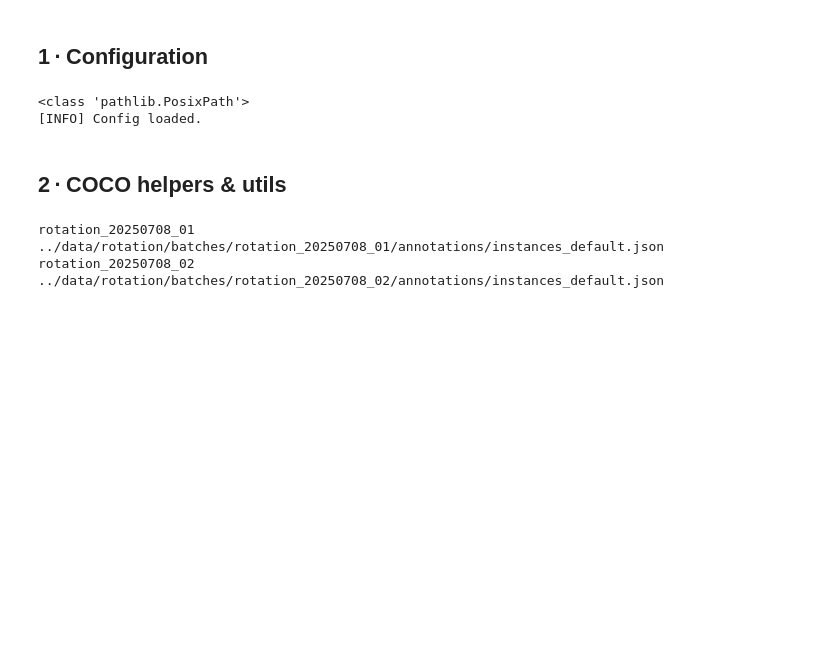
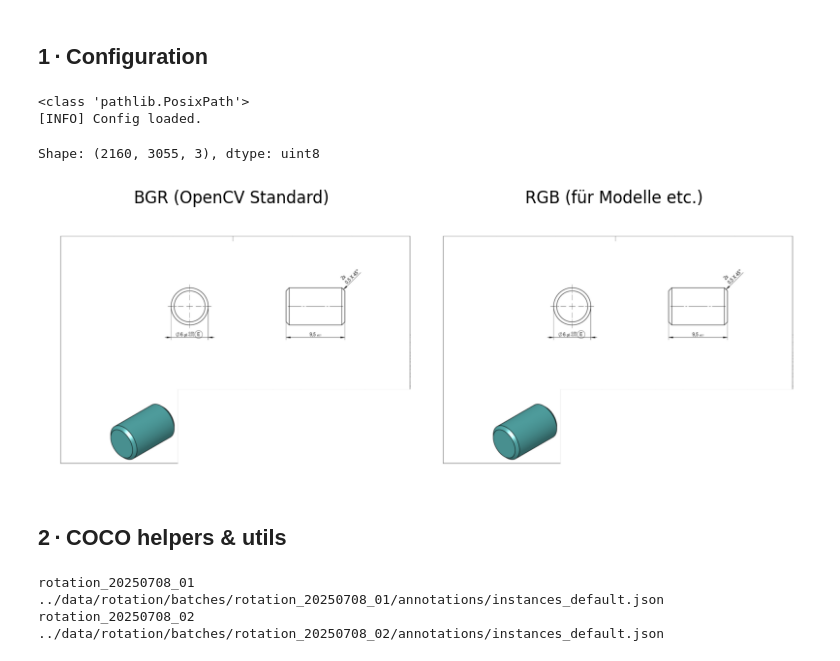
Before and after one commit to gonlyplease/ocr-rec-lab, a Jupyter notebook: pipeline/box_rectification.ipynb, the cells around one changed output. Drawn from its saved outputs; the diff is of its cells as text; code cells hidden in the pictures; blank space fills up the shorter version.

```diff
--- a/pipeline/box_rectification.ipynb
+++ b/pipeline/box_rectification.ipynb
@@ -41,6 +36,54 @@ debug('Config loaded.')
 # %% [output]
 <class 'pathlib.PosixPath'>
 [INFO] Config loaded.
+# %%
+import cv2
+import matplotlib.pyplot as plt
+
+def test_image_color_conversion(path):
+    """
+    Lädt ein Bild, zeigt es im Original (BGR), in RGB sowie evtl. den Alpha-Kanal.
+    """
+    # Bild laden (inkl. Alpha-Kanal, falls vorhanden)
+    img = cv2.imread(path, cv2.IMREAD_UNCHANGED)
+
+    print(f"Shape: {img.shape}, dtype: {img.dtype}")
+
+    # RGB-Konvertierung (für Anzeige und korrekte Weiterverarbeitung)
+    if img.shape[2] == 4:
+        bgr, alpha = img[:, :, :3], img[:, :, 3]
+    else:
+        bgr = img
+        alpha = None
+
+    rgb = cv2.cvtColor(bgr, cv2.COLOR_BGR2RGB)
+
+    # Anzeige
+    plt.figure(figsize=(12, 4))
+
+    plt.subplot(1, 3, 1)
+    plt.title("BGR (OpenCV Standard)")
+    plt.imshow(bgr[..., ::-1])  # oder einfach: rgb
+    plt.axis('off')
+
+    plt.subplot(1, 3, 2)
+    plt.title("RGB (für Modelle etc.)")
+    plt.imshow(rgb)
+    plt.axis('off')
+
+    if alpha is not None:
+        plt.subplot(1, 3, 3)
+        plt.title("Alpha-Kanal")
+        plt.imshow(alpha, cmap='gray')
+        plt.axis('off')
+
+    plt.tight_layout()
+    plt.show()
+# %%
+test_image_color_conversion("../data/rotation//batches/rotation_20250708_01/images/default/10000.png")
+# %% [output]
+Shape: (2160, 3055, 3), dtype: uint8
+[figure, added]
 # %% [markdown]
 ## 2 · COCO helpers & utils
 # %%
```
Also changed, not shown: parts of 18 cells of this notebook, 2 other files.
